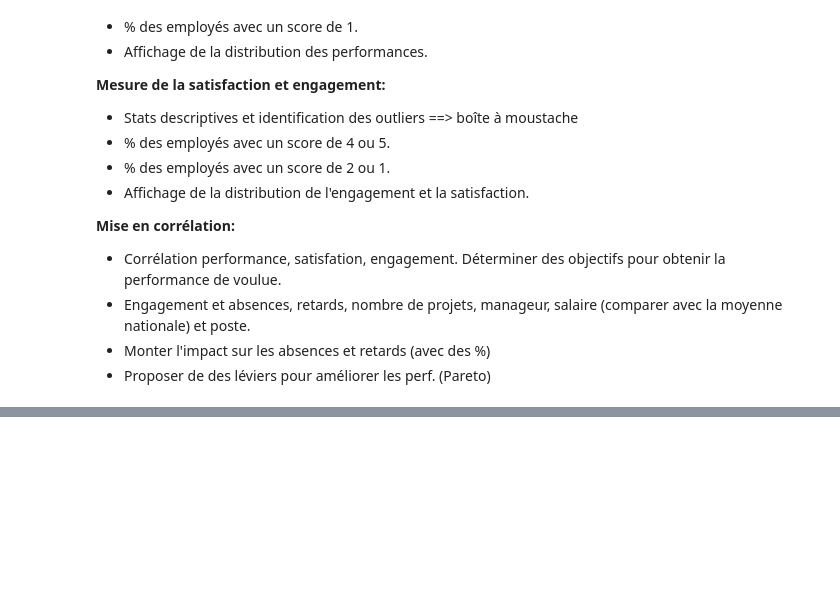
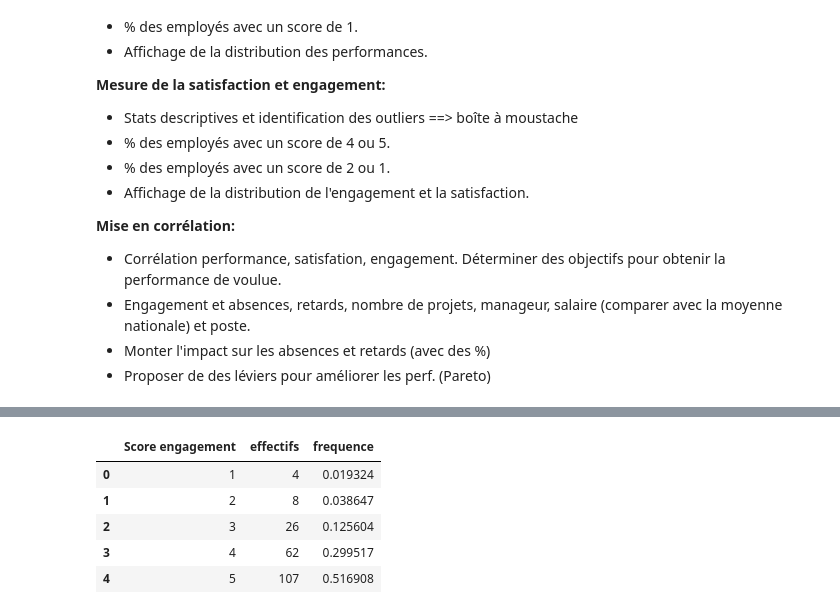
Before and after one commit to Isa31000/Projet-HR-sur-python, a Jupyter notebook: data_processing.ipynb, the cells around one changed output, grey strips where cells are left out. Cells and saved outputs as stored; diff of their text form; code cells hidden in the pictures; blank space fills up the shorter version.

Commit message:
Visualisation performances calcul des indicateurs de satisfaction et engagement

```diff
--- a/data_processing.ipynb
+++ b/data_processing.ipynb
@@ -190,0 +421,31 @@ Passing `palette` without assigning `hue` is deprecated and will be removed in v
+# %%
+#calcul des indicateurs de satisfaction et engagement
+#colonnes : EngagementSurvey et EmpSatisfaction
+
+data['EmpSatisfaction'].describe() #==>boite à moustache
+data['EngagementSurvey'].describe() #==>boite à moustache
+
+#distribution scores satisfaction pour les employés encore en poste:
+employes_actifs=data.loc[data['DateofTermination'].isna()]
+tableau_satisfaction=employes_actifs.groupby('EmpSatisfaction')['EmpSatisfaction'].count()
+tableau_satisfaction=tableau_satisfaction.to_frame()
+tableau_satisfaction = tableau_satisfaction.rename(columns={'EmpSatisfaction': 'effectifs'})
+tableau_satisfaction.reset_index(inplace=True)
+tableau_satisfaction = tableau_satisfaction.rename(columns={'EmpSatisfaction': 'Score de satisfaction'})
+tableau_satisfaction['frequence']=tableau_satisfaction['effectifs']/len(employes_actifs)
+
+tableau_engagement=employes_actifs.copy()
+tableau_engagement['Score engagement']=pd.cut(tableau_engagement['EngagementSurvey'], bins=5,labels=[1,2,3,4,5])
+tableau_engagement=tableau_engagement.groupby('Score engagement')['Score engagement'].count()
+tableau_engagement=tableau_engagement.to_frame()
+tableau_engagement=tableau_engagement.rename(columns={'Score engagement':'effectifs'})
+tableau_engagement['frequence']=tableau_engagement['effectifs']/len(employes_actifs)
+tableau_engagement.reset_index(inplace=True)
+tableau_engagement
+# %% [output]
+|  | Score engagement | effectifs | frequence |
+| 0 | 1 | 4 | 0.019324 |
+| 1 | 2 | 8 | 0.038647 |
+| 2 | 3 | 26 | 0.125604 |
+| 3 | 4 | 62 | 0.299517 |
+| 4 | 5 | 107 | 0.516908 |
```
Also changed, not shown: parts of 16 cells of this notebook, 2 other files.
